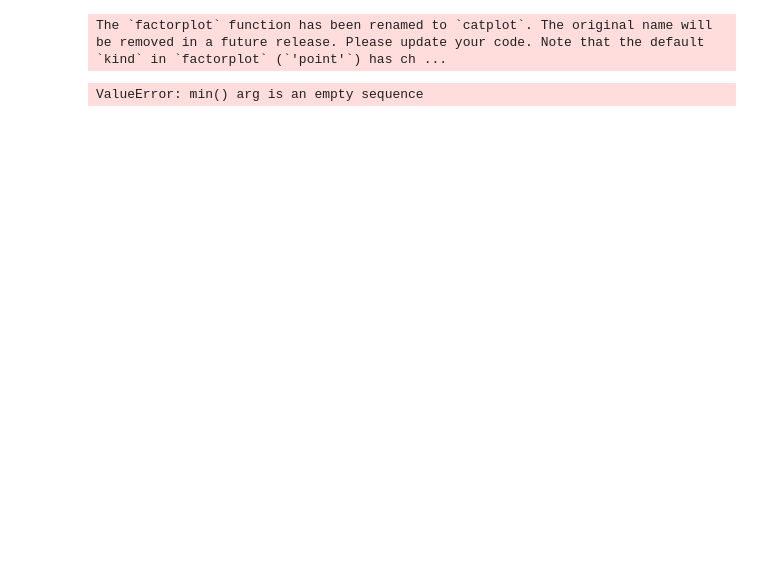
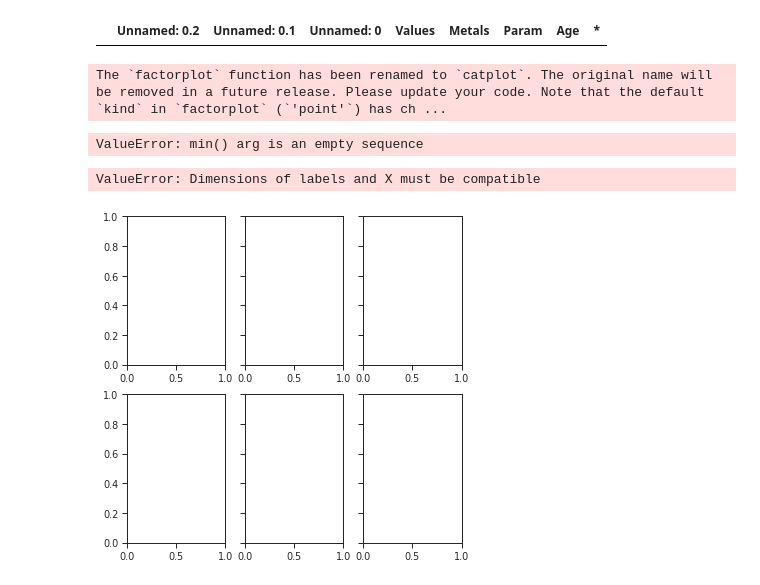
Before and after one commit to rakibhhridoy/OnGoingStudy, a Jupyter notebook: DhaleshwariFish/ParamBoxPlot.ipynb, the cells around one changed output. Drawn from its saved outputs; the diff is of its cells as text; code cells hidden in the pictures; blank space fills up the shorter version.

```diff
--- a/DhaleshwariFish/ParamBoxPlot.ipynb
+++ b/DhaleshwariFish/ParamBoxPlot.ipynb
@@ -843,3 +839,7 @@ cr[:20]
+# %%
+cr[:20]
+# %% [output]
+|  | Unnamed: 0.2 | Unnamed: 0.1 | Unnamed: 0 | Values | Metals | Param | Age | * |
 # %%
 import matplotlib.pyplot as plt
 import seaborn as sns
@@ -861,30 +861,33 @@ plt.show()
 The `factorplot` function has been renamed to `catplot`. The original name will be removed in a future release. Please update your code. Note that the default `kind` in `factorplot` (`'point'`) has ch ...
 ValueError: min() arg is an empty sequence
 # %%
-labels = cr["Metals"]
+labels = cr["Metals"].unique()
 fig, axs = plt.subplots(nrows=2, ncols=3, figsize=(6, 6), sharey=True)
-axs[0, 0].boxplot(edi, labels= )
-axs[0, 0].set_title('Default', fontsize=fs)
+axs[0, 0].boxplot(edi, labels= labels)
+axs[0, 0].set_title('Default', fontsize=12)
 
 axs[0, 1].boxplot(data, labels=labels, showmeans=True)
 axs[0, 1].set_title('showmeans=True', fontsize=fs)
 
 axs[0, 2].boxplot(data, labels=labels, showmeans=True, meanline=True)
 axs[0, 2].set_title('showmeans=True,\nmeanline=True', fontsize=fs)
 
 axs[1, 0].boxplot(data, labels=labels, showbox=False, showcaps=False)
 tufte_title = 'Tufte Style \n(showbox=False,\nshowcaps=False)'
 axs[1, 0].set_title(tufte_title, fontsize=fs)
 
 axs[1, 1].boxplot(data, labels=labels, notch=True, bootstrap=10000)
 axs[1, 1].set_title('notch=True,\nbootstrap=10000', fontsize=fs)
 
 axs[1, 2].boxplot(data, labels=labels, showfliers=False)
 axs[1, 2].set_title('showfliers=False', fontsize=fs)
 
 for ax in axs.flat:
     ax.set_yscale('log')
     ax.set_yticklabels([])
 
 fig.subplots_adjust(hspace=0.4)
 plt.show()
+# %% [output]
+ValueError: Dimensions of labels and X must be compatible
+[figure, added]
```
Also changed, not shown: parts of 21 cells of this notebook.
